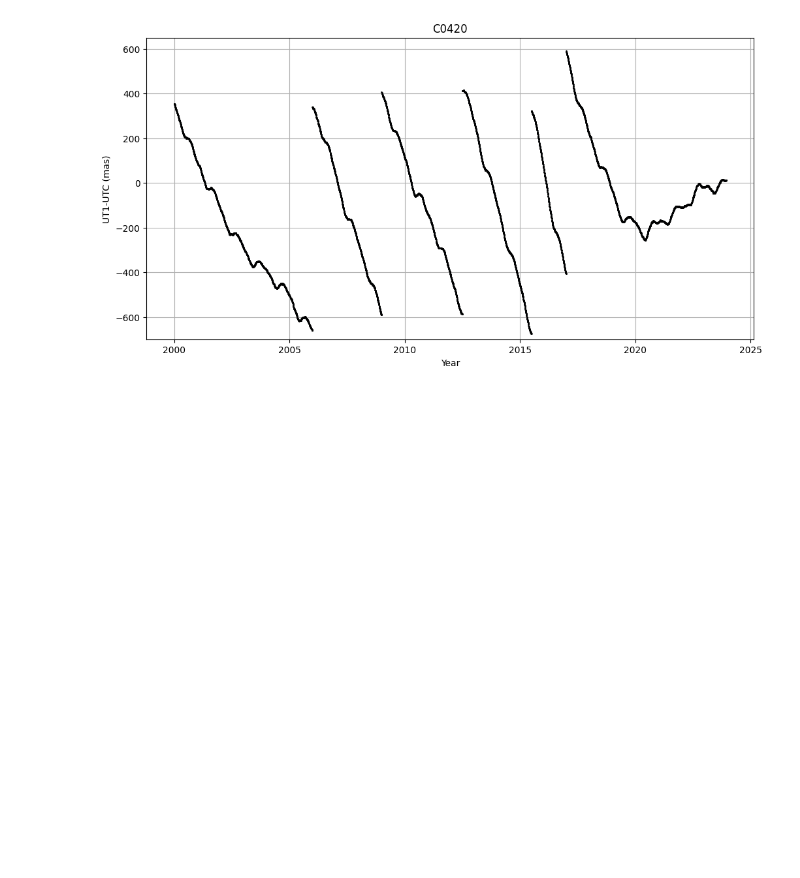
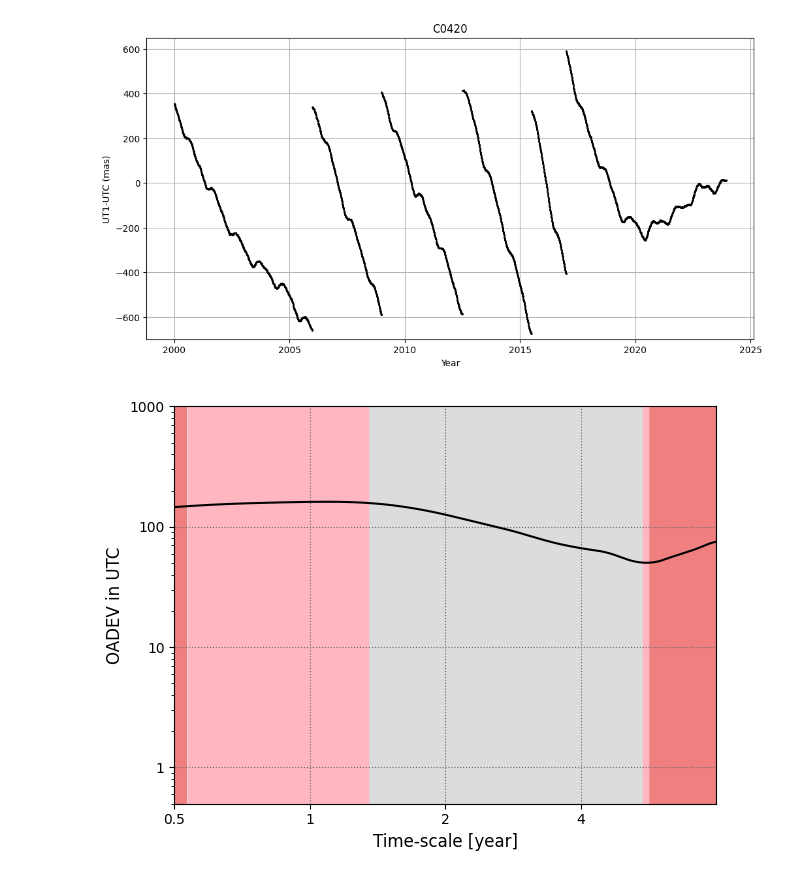
Before and after one commit to verasha/radio-sources, a Jupyter notebook: EOP/C04 20.ipynb, the cells around one changed output. Drawn from its saved outputs; the diff is of its cells as text; code cells hidden in the pictures; blank space fills up the shorter version.

```diff
--- a/EOP/C04 20.ipynb
+++ b/EOP/C04 20.ipynb
@@ -394,3 +394,36 @@ np.savetxt('tau_UTC.txt', tau_UTC)
 
 np.savetxt('hadstd_UTC.txt', hadstd_UTC)
 np.savetxt('tau_UTC_had.txt', tau_UTC_had)
+# %%
+allanstd_UTC = np.loadtxt('allanstd_UTC.txt')
+tau_UTC = np.loadtxt('tau_UTC.txt')
+
+hadstd_UTC = np.loadtxt('hadstd_UTC.txt')
+tau_UTC_had = np.loadtxt('tau_UTC_had.txt')
+# %%
+plt.figure()
+# Calculate the slopes
+slopes_UTC = np.diff(np.log10(allanstd_UTC)) / np.diff(np.log10(tau_UTC))
+# Plot allanstd
+plt.plot(tau_UTC,allanstd_UTC,color='black',label='allanstd')
+plt.grid(color='dimgray',linestyle='dotted')
+# Color background according to the slopes / noise type
+plt.fill_between(tau_UTC[1:], 0.1, 10**5, where= (slopes_UTC < 0.25),color='gainsboro',linewidth=1,zorder=1)
+plt.fill_between(tau_UTC[1:], 0.1, 10**5, where= (-0.25 <= slopes_UTC) & (slopes_UTC <= 0.25),color='lightpink',linewidth=1)
+plt.fill_between(tau_UTC[1:], 0.1, 10**5, where= (slopes_UTC > 0.25),color='lightcoral',step='mid',linewidth=1)
+#(tau_dec_year[:-1] > 1)
+# Plot confidence interval
+# plt.plot(tau_X, ci_X_low,color='black',linestyle='dashed',linewidth=1)
+# plt.plot(tau_X, ci_X_high,color='black',linestyle='dashed',linewidth=1)
+
+plt.yscale('log')
+plt.xscale('log',base = 2)
+plt.xlabel('Time-scale [year]', fontsize=12)
+plt.ylabel(r'OADEV in UTC', fontsize=12)
+plt.gca().yaxis.set_major_formatter(ticker.FuncFormatter(lambda y, _: '{:g}'.format(y)))
+plt.gca().xaxis.set_major_formatter(ticker.FuncFormatter(lambda y, _: '{:g}'.format(y)))
+plt.ylim(0.5,10**3)
+plt.xlim(0.5,max(tau_UTC))
+plt.tight_layout()
+# %% [output]
+[figure, added]
```
Also changed, not shown: 10 other files.
